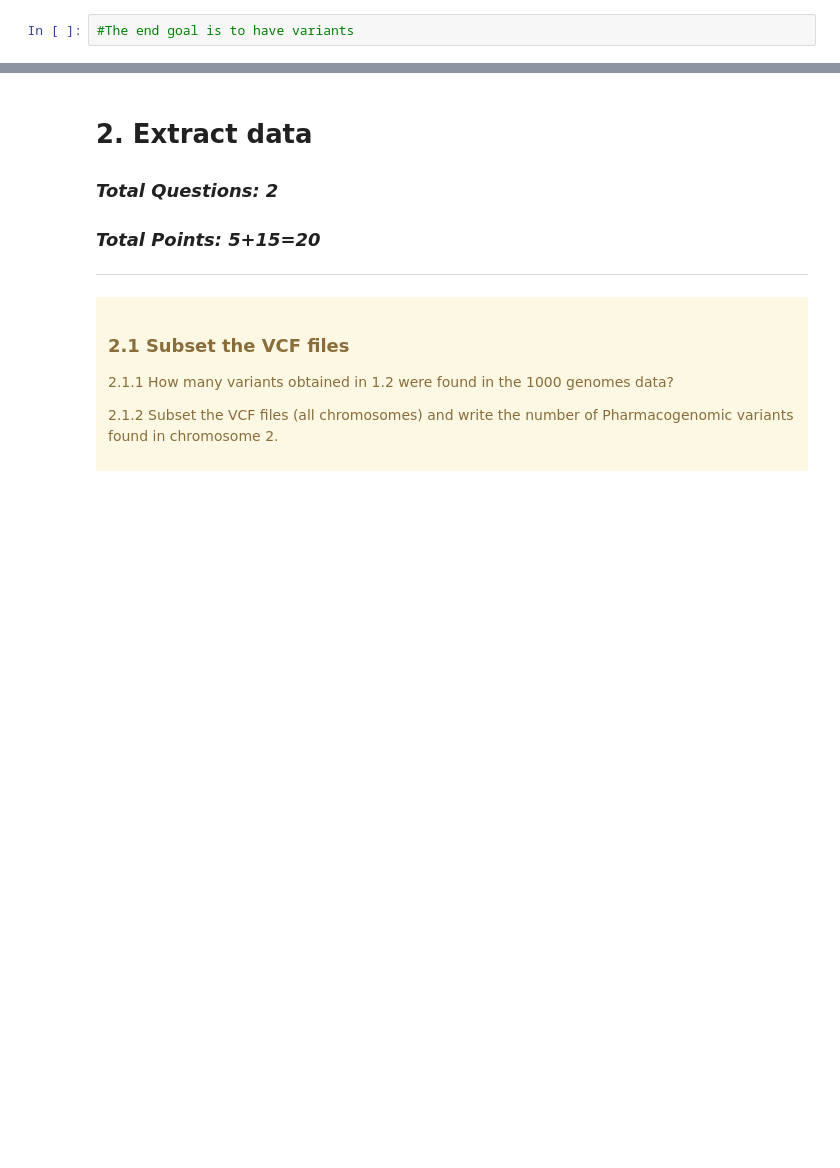
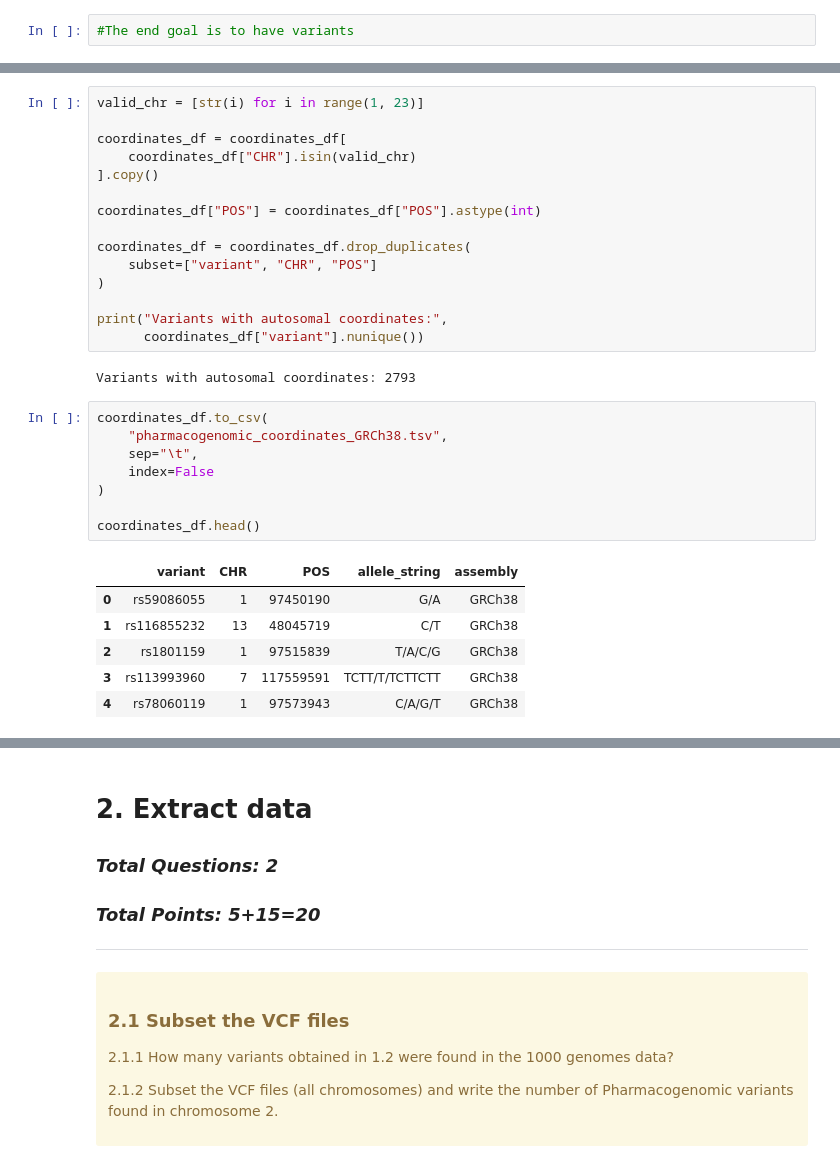
Before and after one commit to ishitasukul-tech/BIOL-6150-Project-8, a Jupyter notebook: Project8-Pharmacogenomics.ipynb, the cells around one changed output, grey strips where cells are left out. Saved outputs shown, nothing was run; the diff lists cells and outputs as text; blank space fills up the shorter version.

```diff
--- a/Project8-Pharmacogenomics.ipynb
+++ b/Project8-Pharmacogenomics.ipynb
@@ -92,0 +193,32 @@ rs_df.to_csv("filtered_clinical_variants.tsv", sep="\t", index=False)
+# %%
+valid_chr = [str(i) for i in range(1, 23)]
+
+coordinates_df = coordinates_df[
+    coordinates_df["CHR"].isin(valid_chr)
+].copy()
+
+coordinates_df["POS"] = coordinates_df["POS"].astype(int)
+
+coordinates_df = coordinates_df.drop_duplicates(
+    subset=["variant", "CHR", "POS"]
+)
+
+print("Variants with autosomal coordinates:",
+      coordinates_df["variant"].nunique())
+# %% [output]
+Variants with autosomal coordinates: 2793
+# %%
+coordinates_df.to_csv(
+    "pharmacogenomic_coordinates_GRCh38.tsv",
+    sep="\t",
+    index=False
+)
+
+coordinates_df.head()
+# %% [output]
+|  | variant | CHR | POS | allele_string | assembly |
+| 0 | rs59086055 | 1 | 97450190 | G/A | GRCh38 |
+| 1 | rs116855232 | 13 | 48045719 | C/T | GRCh38 |
+| 2 | rs1801159 | 1 | 97515839 | T/A/C/G | GRCh38 |
+| 3 | rs113993960 | 7 | 117559591 | TCTT/T/TCTTCTT | GRCh38 |
+| 4 | rs78060119 | 1 | 97573943 | C/A/G/T | GRCh38 |
```
Also changed, not shown: parts of 22 cells of this notebook.
